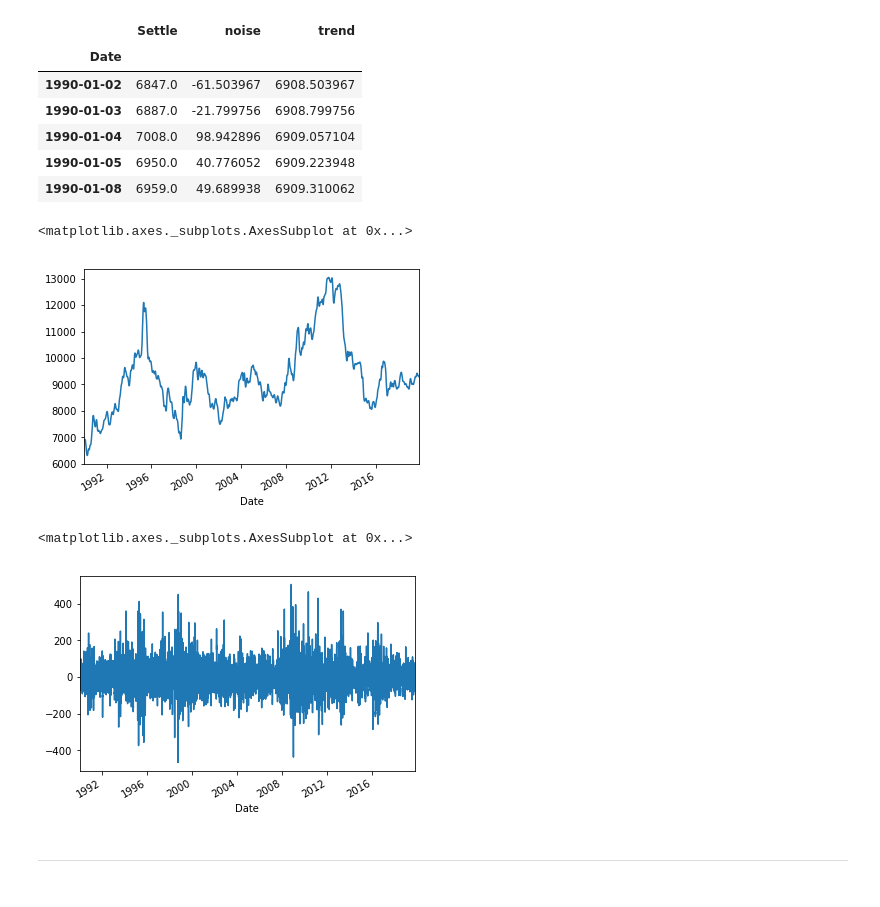
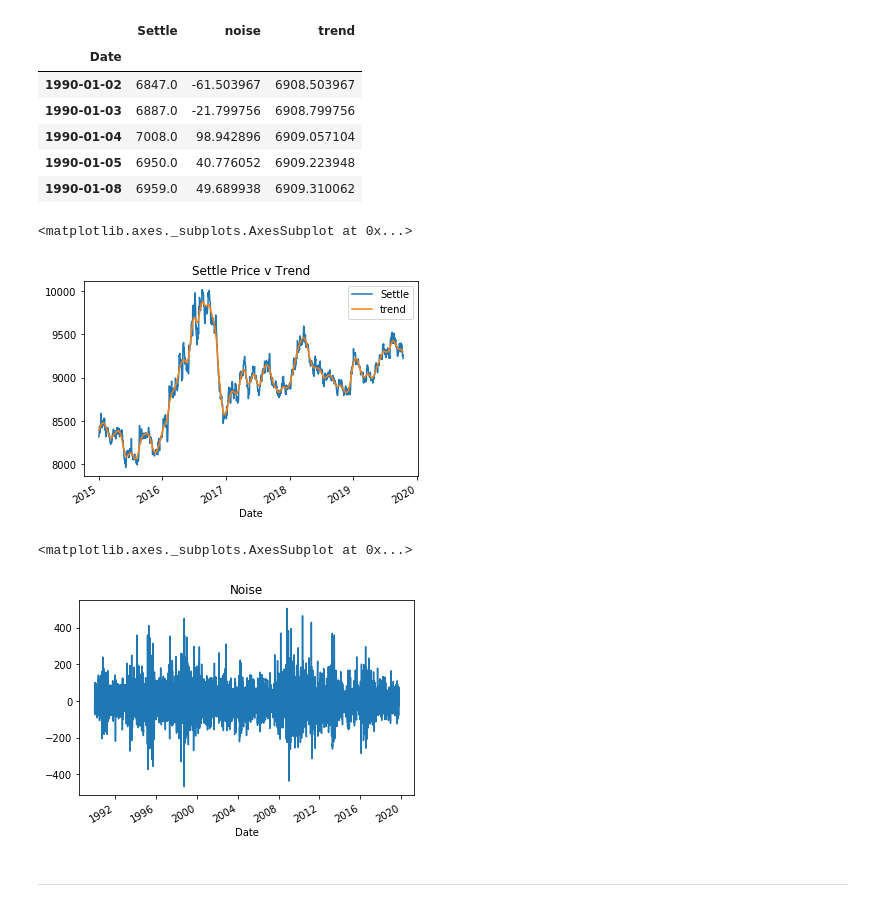
Before and after one commit to AnnSweetNanners/time_series_homework, a Jupyter notebook: 10-Time-Series/Instructions/Starter_Code/time_series_analysis.ipynb, the cells around one changed output. Saved outputs shown, nothing was run; the diff lists cells and outputs as text; code cells hidden in the pictures.

```diff
--- a/10-Time-Series/Instructions/Starter_Code/time_series_analysis.ipynb
+++ b/10-Time-Series/Instructions/Starter_Code/time_series_analysis.ipynb
@@ -96,17 +96,18 @@ yen_noise_trend.head()
 # %%
 # Plot the Settle Price vs. the Trend for 2015 to the present
 # YOUR CODE HERE!
-yen_noise_trend['trend'].plot()
+yen_noise_trend=yen_noise_trend.loc["2015-01-01":, :]
+yen_noise_trend.drop(columns='noise').plot(title='Settle Price v Trend')
 # %% [output]
 <matplotlib.axes._subplots.AxesSubplot at 0x...>
-[figure, old version]
+[figure, new version]
 # %%
 # Plot the Settle Noise
 # YOUR CODE HERE!
-yen_noise_trend['noise'].plot()
+settle_noise.plot(title='Noise')
 # %% [output]
 <matplotlib.axes._subplots.AxesSubplot at 0x...>
-[figure, old version]
+[figure, new version]
 # %% [markdown]
 ---
 # %% [markdown]
```
Also changed, not shown: parts of 2 cells of this notebook, 3 other files.
